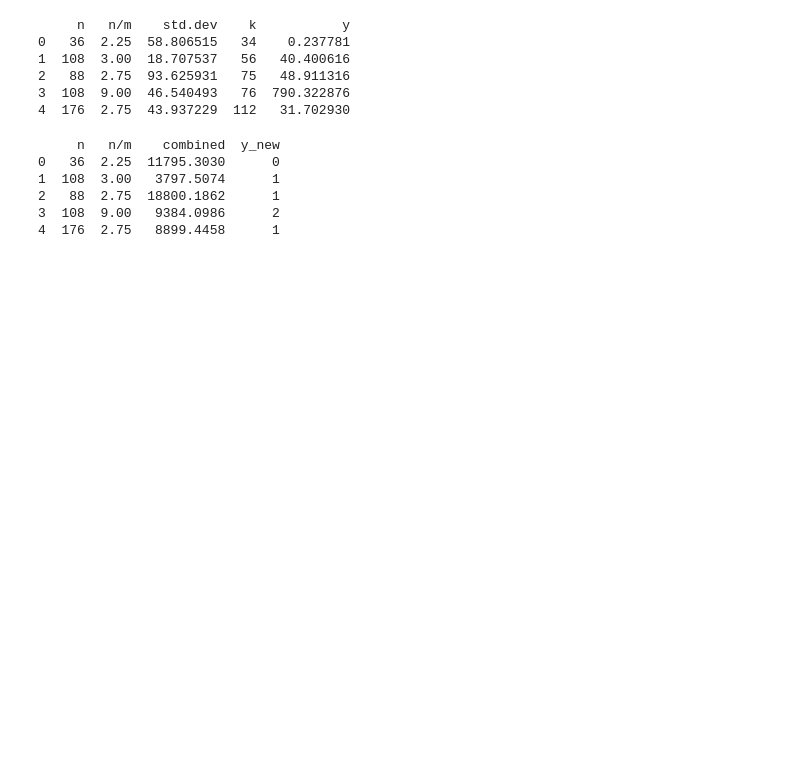
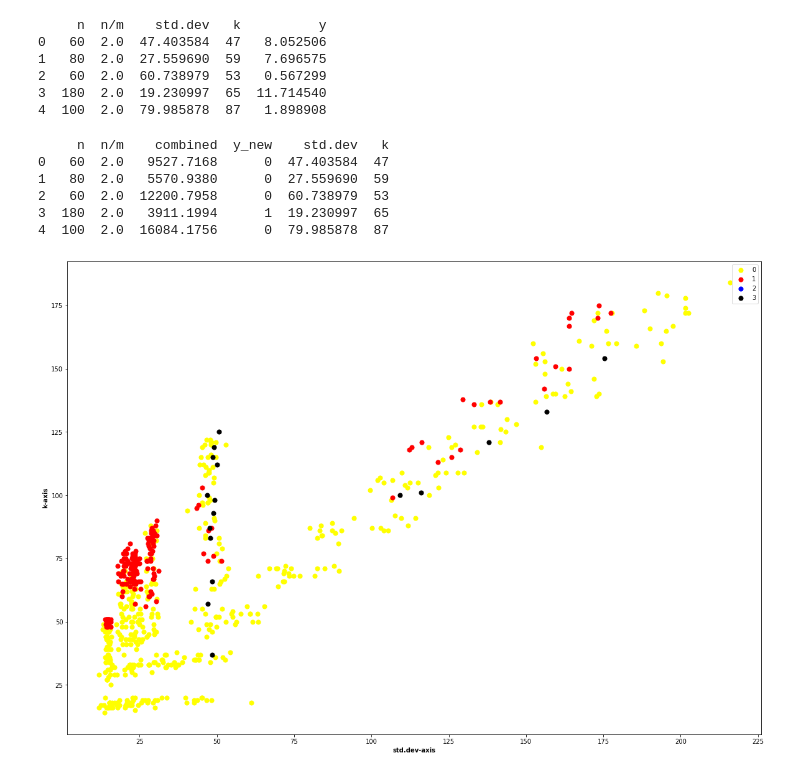
Before and after one commit to harel-coffee/pouw-auto, a Jupyter notebook: Data_visualization.ipynb, the cells around one changed output. Drawn from its saved outputs; the diff is of its cells as text; code cells hidden in the pictures; blank space fills up the shorter version.

```diff
--- a/Data_visualization.ipynb
+++ b/Data_visualization.ipynb
@@ -10,6 +10,7 @@ from sklearn.tree import DecisionTreeRegressor
 import time
 
 df = pd.read_csv('/content/sample_data/C-instances-runtime-analysis.csv')
+df = df[df['n/m']==2]
 
 shuffled = df.sample(frac=1).reset_index()
 
@@ -25,12 +26,12 @@ shuffled = shuffled.drop(['(n/m)^3', 'm/n', '(m/n)^2', '(m/n)^3', 'av.length', '
 
 print(shuffled.head())
 # %% [output]
-     n   n/m    std.dev    k           y
-0   36  2.25  58.806515   34    0.237781
-1  108  3.00  18.707537   56   40.400616
-2   88  2.75  93.625931   75   48.911316
-3  108  9.00  46.540493   76  790.322876
-4  176  2.75  43.937229  112   31.702930
+     n  n/m    std.dev   k          y
+0   60  2.0  47.403584  47   8.052506
+1   80  2.0  27.559690  59   7.696575
+2   60  2.0  60.738979  53   0.567299
+3  180  2.0  19.230997  65  11.714540
+4  100  2.0  79.985878  87   1.898908
 # %%
 y_new = []
 for val in y:
@@ -46,21 +47,71 @@ for val in y:
 shuffled['y_new'] = y_new
 shuffled = shuffled.drop(['y'], axis=1)
 shuffled['combined'] = shuffled['std.dev']*200 + shuffled['k']
-shuffled = shuffled.drop(['std.dev', 'k'], axis=1)
-shuffled = shuffled[['n', 'n/m', 'combined', 'y_new']]
+shuffled = shuffled[['n', 'n/m', 'combined', 'y_new', 'std.dev', 'k']]
 print(shuffled.head())
 # %% [output]
-     n   n/m    combined  y_new
-0   36  2.25  11795.3030      0
-1  108  3.00   3797.5074      1
-2   88  2.75  18800.1862      1
-3  108  9.00   9384.0986      2
-4  176  2.75   8899.4458      1
+     n  n/m    combined  y_new    std.dev   k
+0   60  2.0   9527.7168      0  47.403584  47
+1   80  2.0   5570.9380      0  27.559690  59
+2   60  2.0  12200.7958      0  60.738979  53
+3  180  2.0   3911.1994      1  19.230997  65
+4  100  2.0  16084.1756      0  79.985878  87
 # %%
 n_array = shuffled['n'].to_numpy()
 ratio_array = shuffled['n/m'].to_numpy()
 combined_array = shuffled['combined'].to_numpy()
 y_new_array = shuffled['y_new'].to_numpy()
+std_dev_array = shuffled['std.dev'].to_numpy()
+k_array = shuffled['k'].to_numpy()
+
+
+shuffled = shuffled.drop(['std.dev', 'k'], axis=1)
+# %%
+fig = plt.figure(figsize = (20, 14))
+ax = plt.axes()
+
+std_dev_array0 = []
+k_array0 = []
+for i in range(len(y_new_array)):
+  if(y_new_array[i] == 0):
+    std_dev_array0.append(std_dev_array[i])
+    k_array0.append(k_array[i])
+
+std_dev_array1 = []
+k_array1 = []
+for i in range(len(y_new_array)):
+  if(y_new_array[i] == 1):
+    std_dev_array1.append(std_dev_array[i])
+    k_array1.append(k_array[i])
+
+std_dev_array2 = []
+k_array2 = []
+for i in range(len(y_new_array)):
+  if(y_new_array[i] == 2):
+    std_dev_array2.append(std_dev_array[i])
+    k_array2.append(k_array[i])
+
+std_dev_array3 = []
+k_array3 = []
+for i in range(len(y_new_array)):
+  if(y_new_array[i] == 3):
+    std_dev_array3.append(std_dev_array[i])
+    k_array3.append(k_array[i])
+
+ax.scatter(std_dev_array0, k_array0, s = 50, color = 'yellow')
+ax.scatter(std_dev_array1, k_array1, s = 50, color = 'red')
+ax.scatter(std_dev_array2, k_array2, s = 50, color = 'blue')
+ax.scatter(std_dev_array3, k_array3, s = 50, color = 'black')
+
+ax.set_xlabel('std.dev-axis', fontweight ='bold')
+ax.set_ylabel('k-axis', fontweight ='bold')
+
+ax.legend(['0', '1', '2', '3'])
+
+# show plot
+plt.show()
+# %% [output]
+[figure, added]
 # %%
 from mpl_toolkits import mplot3d
 import numpy as np
```
Also changed, not shown: parts of 1 cell of this notebook.
